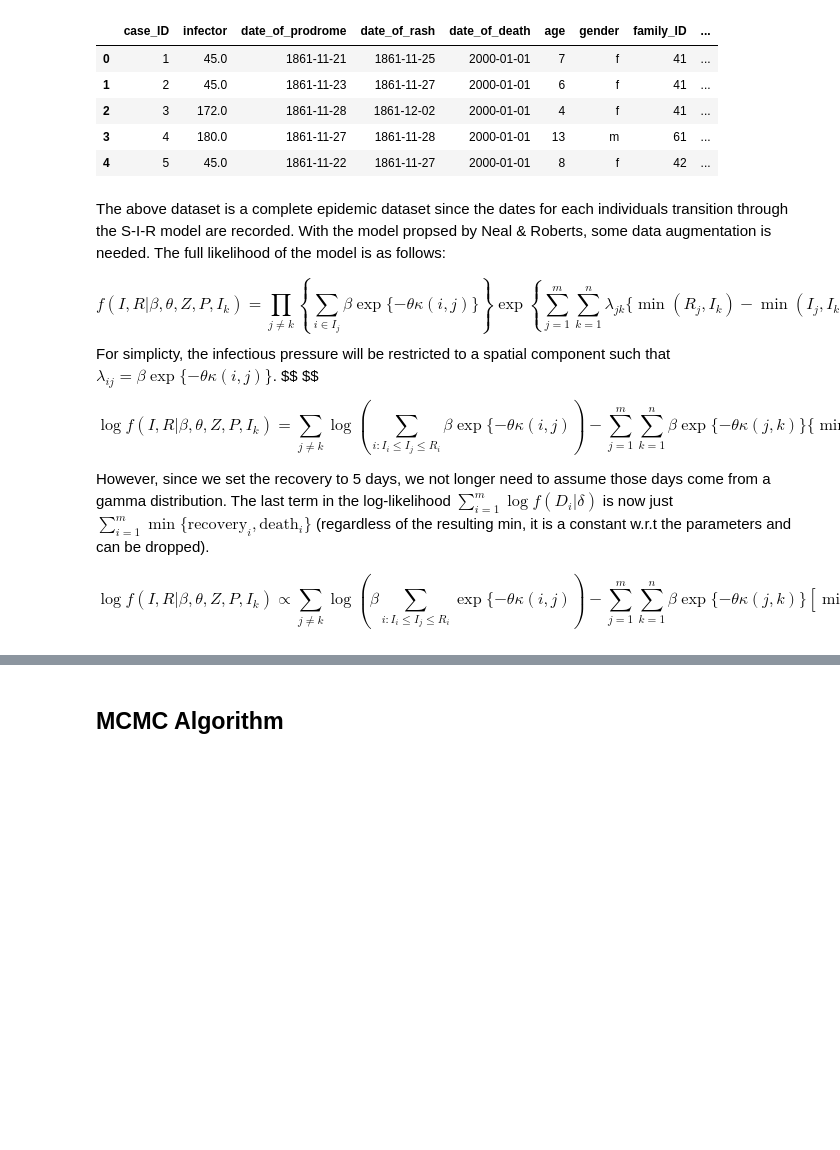
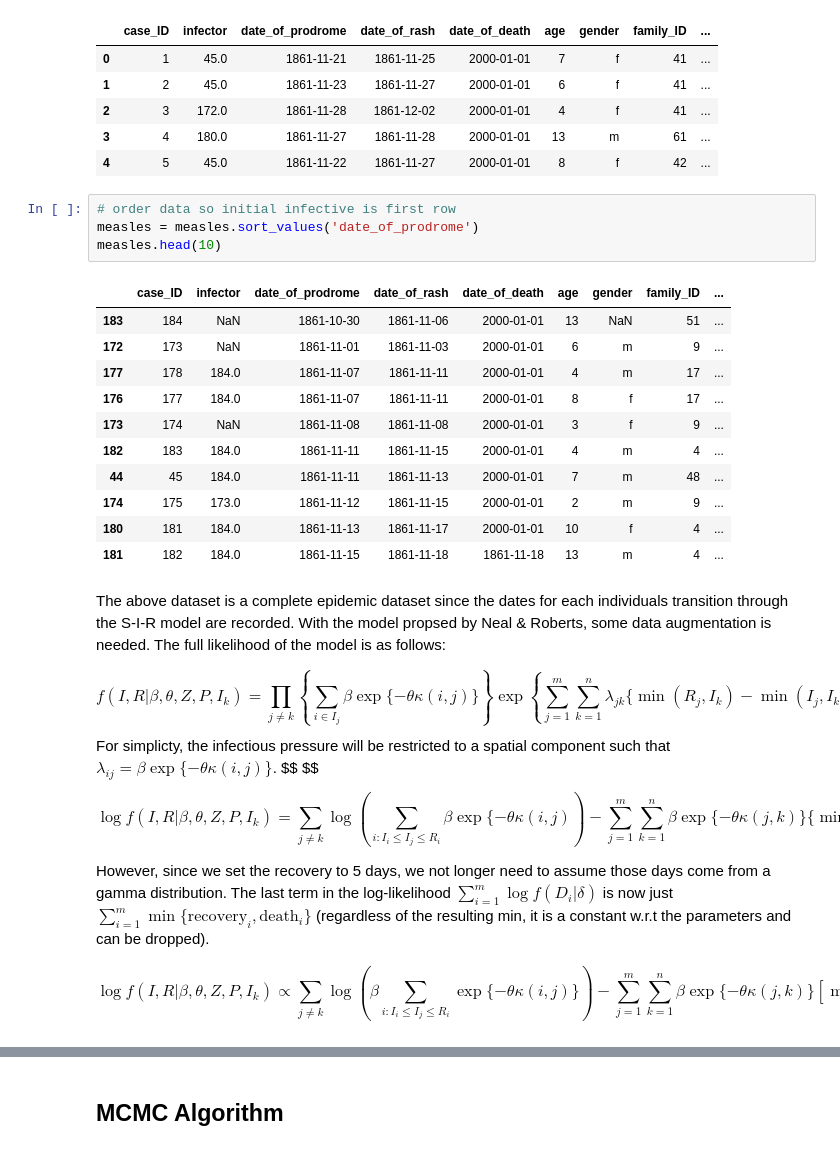
Before and after one commit to A-Morariu/MCMC, a Jupyter notebook: Stochastic epidemic models/Individual Level Epidemic Models.ipynb, the cells around one changed output, grey strips where cells are left out. Saved outputs shown, nothing was run; the diff lists cells and outputs as text; blank space fills up the shorter version.

```diff
--- a/Stochastic epidemic models/Individual Level Epidemic Models.ipynb
+++ b/Stochastic epidemic models/Individual Level Epidemic Models.ipynb
@@ -44,6 +44,22 @@ measles.head()
 | 2 | 3 | 172.0 | 1861-11-28 | 1861-12-02 | 2000-01-01 | 4 | f | 41 | ... |
 | 3 | 4 | 180.0 | 1861-11-27 | 1861-11-28 | 2000-01-01 | 13 | m | 61 | ... |
 | 4 | 5 | 45.0 | 1861-11-22 | 1861-11-27 | 2000-01-01 | 8 | f | 42 | ... |
+# %%
+# order data so initial infective is first row
+measles = measles.sort_values('date_of_prodrome')
+measles.head(10)
+# %% [output]
+|  | case_ID | infector | date_of_prodrome | date_of_rash | date_of_death | age | gender | family_ID | ... |
+| 183 | 184 | NaN | 1861-10-30 | 1861-11-06 | 2000-01-01 | 13 | NaN | 51 | ... |
+| 172 | 173 | NaN | 1861-11-01 | 1861-11-03 | 2000-01-01 | 6 | m | 9 | ... |
+| 177 | 178 | 184.0 | 1861-11-07 | 1861-11-11 | 2000-01-01 | 4 | m | 17 | ... |
+| 176 | 177 | 184.0 | 1861-11-07 | 1861-11-11 | 2000-01-01 | 8 | f | 17 | ... |
+| 173 | 174 | NaN | 1861-11-08 | 1861-11-08 | 2000-01-01 | 3 | f | 9 | ... |
+| 182 | 183 | 184.0 | 1861-11-11 | 1861-11-15 | 2000-01-01 | 4 | m | 4 | ... |
+| 44 | 45 | 184.0 | 1861-11-11 | 1861-11-13 | 2000-01-01 | 7 | m | 48 | ... |
+| 174 | 175 | 173.0 | 1861-11-12 | 1861-11-15 | 2000-01-01 | 2 | m | 9 | ... |
+| 180 | 181 | 184.0 | 1861-11-13 | 1861-11-17 | 2000-01-01 | 10 | f | 4 | ... |
+| 181 | 182 | 184.0 | 1861-11-15 | 1861-11-18 | 1861-11-18 | 13 | m | 4 | ... |
 # %% [markdown]
 The above dataset is a complete epidemic dataset since the dates for each individuals transition through the S-I-R model are recorded. With the model propsed by Neal & Roberts, some data augmentation is needed. The full likelihood of the model is as follows:
 
@@ -57,7 +73,7 @@ $$ $$
 However, since we set the recovery to 5 days, we not longer need to assume those days come from a gamma distribution. The last term in the log-likelihood $\sum_{i=1}^m \log f(D_i|\delta)$ is now just $\sum_{i=1}^m \min \{\text{recovery}_i, \text{death}_i \}$ (regardless of the resulting min, it is a constant w.r.t the parameters and can be dropped).
 
 \begin{equation}
-    \log f(I,R | \beta, \theta, Z, P, I_k) \propto \sum_{j \neq k} \log \left( \beta \sum_{i:I_i \leq I_j \leq R_i }  \exp \{ -\theta \kappa(i,j) \right) - \sum_{j=1}^m \sum_{k=1}^n  \beta \exp \{ -\theta \kappa(j,k)\} \left[ \min(R_j, I_k) - \min(I_j, I_k ) \right]
+    \log f(I,R | \beta, \theta, Z, P, I_k) \propto \sum_{j \neq k} \log \left( \beta \sum_{i:I_i \leq I_j \leq R_i }  \exp \{ -\theta \kappa(i,j)\} \right) - \sum_{j=1}^m \sum_{k=1}^n  \beta \exp \{ -\theta \kappa(j,k)\} \left[ \min(R_j, I_k) - \min(I_j, I_k ) \right]
 \end{equation}
 # %%
 # compute min(I_j, I_k )
```
Also changed, not shown: parts of 12 cells of this notebook.
